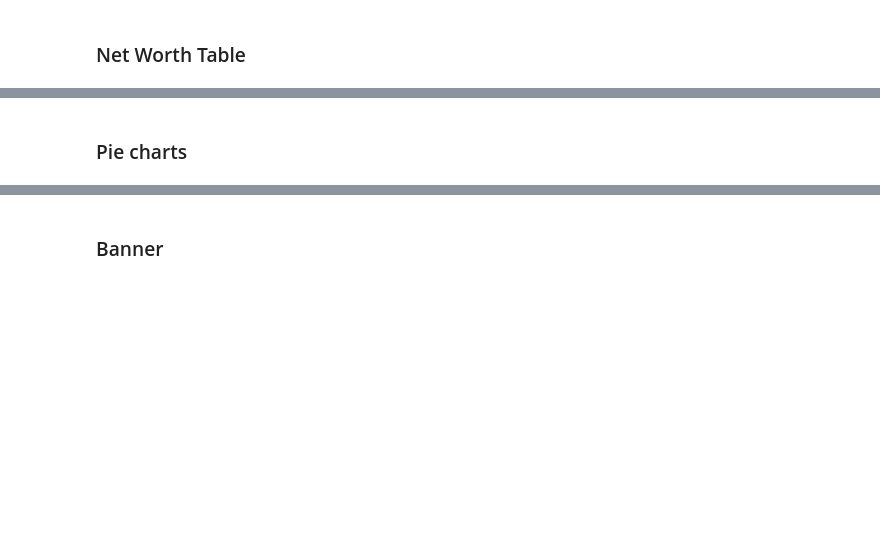
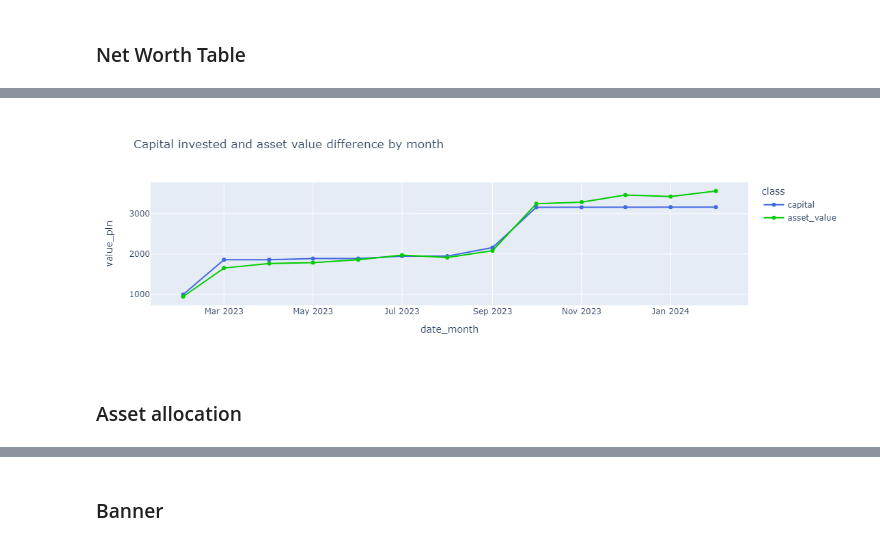
Before and after one commit to chomiczdawid/investment-portfolio-dashboard, a Jupyter notebook: data_processing.ipynb, the cells around one changed output, grey strips where cells are left out. Drawn from its saved outputs; the diff is of its cells as text; code cells hidden in the pictures; blank space fills up the shorter version.

```diff
--- a/data_processing.ipynb
+++ b/data_processing.ipynb
@@ -328,0 +365,4 @@ fig.show()
+# %%
+# dla stock pl
+df_nw_pl = df[df['asset_type'].str.contains('pl')].reset_index(drop=True)
+df_nw_pl_plot = net_worth_plot_data(df_nw_pl)
@@ -328,0 +387,3 @@ fig.show()
+# %%
+# df_nw_pl_plot['asset_value'] = df_nw_pl_plot['asset_value'] - df_nw_pl_plot['capital']
+df_nw_pl_plot2 = pd.melt(df_nw_pl_plot, id_vars='date_month', value_vars=list(df_nw_pl_plot.columns[1:]), var_name='class', value_name='value_pln')
@@ -329,3 +392,15 @@ fig.show()
+# %%
+fig = px.line(df_nw_pl_plot2,
+              x="date_month",
+              y="value_pln",
+              color='class',
+              markers=True,
+              title="Capital invested and asset value difference by month",
+              color_discrete_sequence=["#4169E1", "#00cc00"]
+             )
+fig.show()
+# %% [output]
+[figure, added]
 # %% [markdown]
-### Pie charts
+### Asset allocation
 # %%
```
Also changed, not shown: parts of 37 cells of this notebook.
